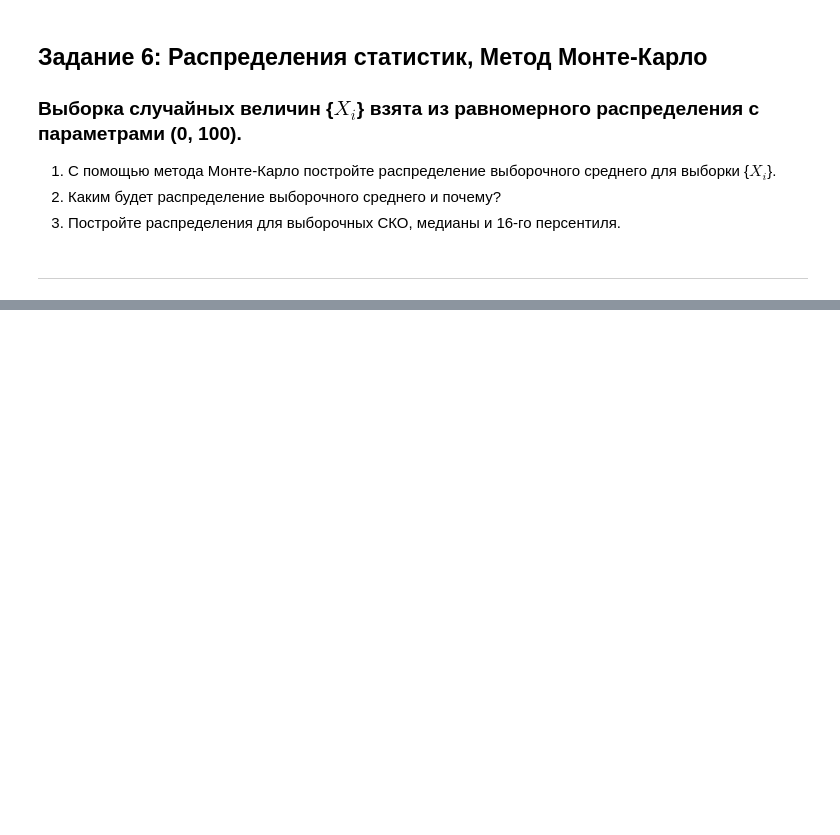
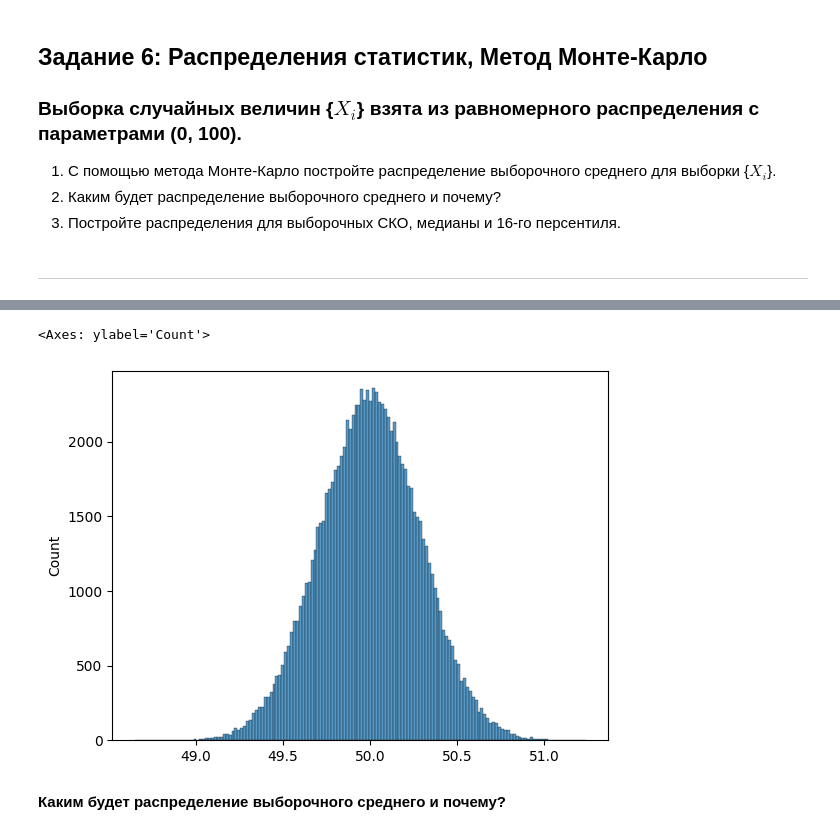
Before and after one commit to Yukkitsune/TBank-Analytics, a Jupyter notebook: Probability theory and mathematical statistics/homework1_probability.ipynb, the cells around one changed output, grey strips where cells are left out. Cells and saved outputs as stored; diff of their text form; code cells hidden in the pictures; blank space fills up the shorter version.

```diff
--- a/Probability theory and mathematical statistics/homework1_probability.ipynb
+++ b/Probability theory and mathematical statistics/homework1_probability.ipynb
@@ -305,0 +339,8 @@ ___
+# %%
+X_means = []
+steps = 100000
+low, high, size = 0, 100, 10000
+for _ in range(steps):
+  X = np.random.uniform(low=low, high=high, size=size)
+  X_means.append(np.mean(X))
+X_means
@@ -305,0 +365,7 @@ ___
+# %%
+sns.histplot(X_means)
+# %% [output]
+<Axes: ylabel='Count'>
+[figure, added]
+# %% [markdown]
+**Каким будет распределение выборочного среднего и почему?**
```
Also changed, not shown: parts of 28 cells of this notebook.
